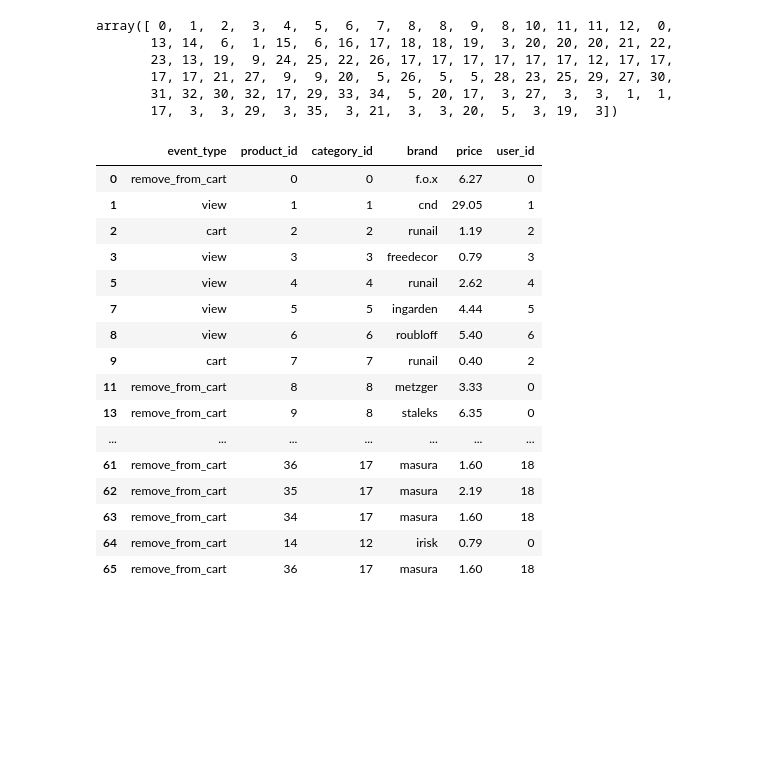
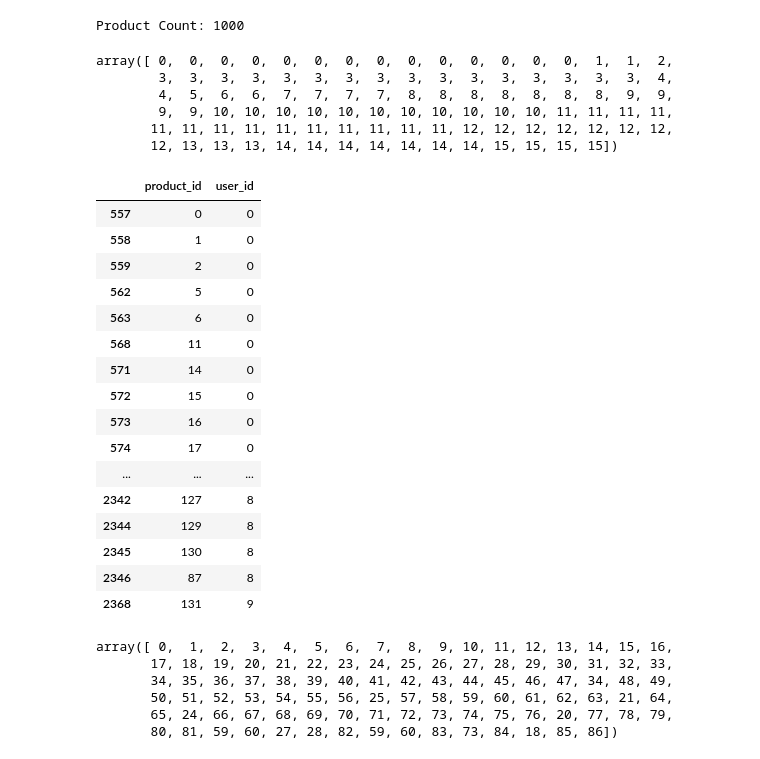
Before and after one commit to claytoncohn/DSC478, a Jupyter notebook: FinalProject/FinalProjectDataClean.ipynb, the cells around one changed output. Cells and saved outputs as stored; diff of their text form; code cells hidden in the pictures; blank space fills up the shorter version.

```diff
--- a/FinalProject/FinalProjectDataClean.ipynb
+++ b/FinalProject/FinalProjectDataClean.ipynb
@@ -125,0 +167,5 @@ df.head(50)
+# %%
+# Count top K instances
+products = df['product_id'].value_counts()[:1000].sort_values(ascending=False)
+print(products.shape)
+products
@@ -125,0 +186,3 @@ df.head(50)
+# %%
+products_arr = np.array(products.index)
+products_arr
@@ -125,0 +207,4 @@ df.head(50)
+# %%
+df = df[df['product_id'].isin(products_arr)]
+print(df.shape)
+df.head(10)
@@ -126,31 +224,45 @@ df.head(50)
+# %%
+print("Product Count:",df["product_id"].nunique())
+# %% [output]
+Product Count: 1000
 # %%
-category_labels, _ = pd.factorize(df["category_id"])
-category_labels[:100]
+user_labels, _ = pd.factorize(df["user_id"])
+user_labels[:100]
 # %% [output]
-array([ 0,  1,  2,  3,  4,  5,  6,  7,  8,  8,  9,  8, 10, 11, 11, 12,  0,
-       13, 14,  6,  1, 15,  6, 16, 17, 18, 18, 19,  3, 20, 20, 20, 21, 22,
-       23, 13, 19,  9, 24, 25, 22, 26, 17, 17, 17, 17, 17, 17, 12, 17, 17,
-       17, 17, 21, 27,  9,  9, 20,  5, 26,  5,  5, 28, 23, 25, 29, 27, 30,
-       31, 32, 30, 32, 17, 29, 33, 34,  5, 20, 17,  3, 27,  3,  3,  1,  1,
-       17,  3,  3, 29,  3, 35,  3, 21,  3,  3, 20,  5,  3, 19,  3])
+array([ 0,  0,  0,  0,  0,  0,  0,  0,  0,  0,  0,  0,  0,  0,  1,  1,  2,
+        3,  3,  3,  3,  3,  3,  3,  3,  3,  3,  3,  3,  3,  3,  3,  3,  4,
+        4,  5,  6,  6,  7,  7,  7,  7,  8,  8,  8,  8,  8,  8,  8,  9,  9,
+        9,  9, 10, 10, 10, 10, 10, 10, 10, 10, 10, 10, 10, 11, 11, 11, 11,
+       11, 11, 11, 11, 11, 11, 11, 11, 11, 11, 12, 12, 12, 12, 12, 12, 12,
+       12, 13, 13, 13, 14, 14, 14, 14, 14, 14, 14, 15, 15, 15, 15])
 # %%
-df["category_id"] = category_labels
+df["user_id"] = user_labels
 df.head(50)
 # %% [output]
-|  | event_type | product_id | category_id | brand | price | user_id |
-| 0 | remove_from_cart | 0 | 0 | f.o.x | 6.27 | 0 |
-| 1 | view | 1 | 1 | cnd | 29.05 | 1 |
-| 2 | cart | 2 | 2 | runail | 1.19 | 2 |
-| 3 | view | 3 | 3 | freedecor | 0.79 | 3 |
-| 5 | view | 4 | 4 | runail | 2.62 | 4 |
-| 7 | view | 5 | 5 | ingarden | 4.44 | 5 |
-| 8 | view | 6 | 6 | roubloff | 5.40 | 6 |
-| 9 | cart | 7 | 7 | runail | 0.40 | 2 |
-| 11 | remove_from_cart | 8 | 8 | metzger | 3.33 | 0 |
-| 13 | remove_from_cart | 9 | 8 | staleks | 6.35 | 0 |
-| ... | ... | ... | ... | ... | ... | ... |
-| 61 | remove_from_cart | 36 | 17 | masura | 1.60 | 18 |
-| 62 | remove_from_cart | 35 | 17 | masura | 2.19 | 18 |
-| 63 | remove_from_cart | 34 | 17 | masura | 1.60 | 18 |
-| 64 | remove_from_cart | 14 | 12 | irisk | 0.79 | 0 |
-| 65 | remove_from_cart | 36 | 17 | masura | 1.60 | 18 |
+|  | product_id | user_id |
+| 557 | 0 | 0 |
+| 558 | 1 | 0 |
+| 559 | 2 | 0 |
+| 562 | 5 | 0 |
+| 563 | 6 | 0 |
+| 568 | 11 | 0 |
+| 571 | 14 | 0 |
+| 572 | 15 | 0 |
+| 573 | 16 | 0 |
+| 574 | 17 | 0 |
+| ... | ... | ... |
+| 2342 | 127 | 8 |
+| 2344 | 129 | 8 |
+| 2345 | 130 | 8 |
+| 2346 | 87 | 8 |
+| 2368 | 131 | 9 |
+# %%
+product_labels, _ = pd.factorize(df["product_id"])
+product_labels[:100]
+# %% [output]
+array([ 0,  1,  2,  3,  4,  5,  6,  7,  8,  9, 10, 11, 12, 13, 14, 15, 16,
+       17, 18, 19, 20, 21, 22, 23, 24, 25, 26, 27, 28, 29, 30, 31, 32, 33,
+       34, 35, 36, 37, 38, 39, 40, 41, 42, 43, 44, 45, 46, 47, 34, 48, 49,
+       50, 51, 52, 53, 54, 55, 56, 25, 57, 58, 59, 60, 61, 62, 63, 21, 64,
+       65, 24, 66, 67, 68, 69, 70, 71, 72, 73, 74, 75, 76, 20, 77, 78, 79,
+       80, 81, 59, 60, 27, 28, 82, 59, 60, 83, 73, 84, 18, 85, 86])
```
Also changed, not shown: parts of 16 cells of this notebook, 2 other files.
